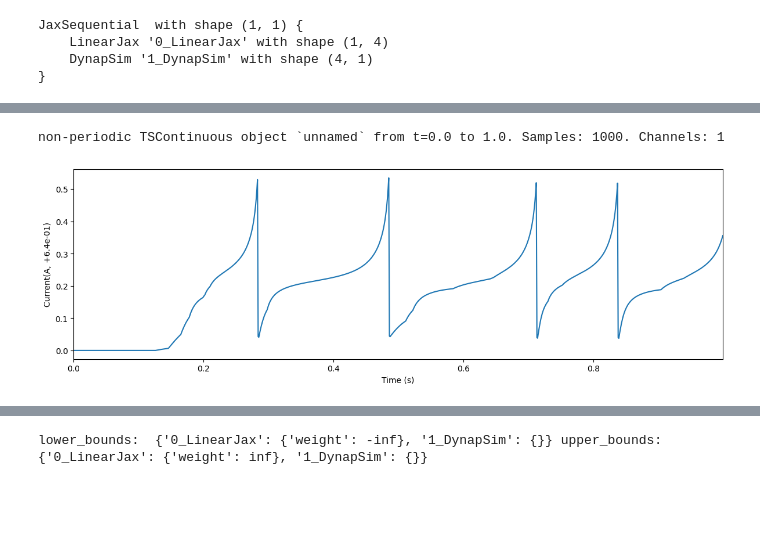
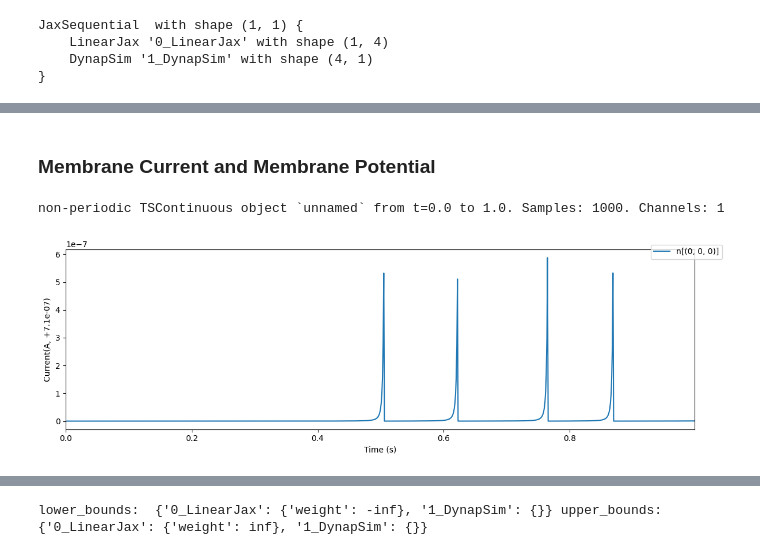
Before and after one commit to synsense/rockpool, a Jupyter notebook: docs/devices/DynapSE/spike_rate.ipynb, the cells around one changed output, grey strips where cells are left out. Drawn from its saved outputs; the diff is of its cells as text; code cells hidden in the pictures; blank space fills up the shorter version.

```diff
--- a/docs/devices/DynapSE/spike_rate.ipynb
+++ b/docs/devices/DynapSE/spike_rate.ipynb
@@ -154,5 +166,7 @@ non-periodic TSContinuous object `unnamed` from t=0.0 to 1.0. Samples: 1000. Cha
-# %%
-Figure.plot_Ix(rd["vmem"][:, 0])
-# %% [output]
-non-periodic TSContinuous object `unnamed` from t=0.0 to 1.0. Samples: 1000. Channels: 1
-[figure, removed]
+# %% [markdown]
+### Membrane Current and Membrane Potential
+# %%
+Figure.plot_Ix(record_dict["1_DynapSim"]["imem"], idx_map=simconfig.router.idx_map)
+# %% [output]
+non-periodic TSContinuous object `unnamed` from t=0.0 to 1.0. Samples: 1000. Channels: 1
+[figure, added]
```
Also changed, not shown: parts of 52 cells of this notebook.
